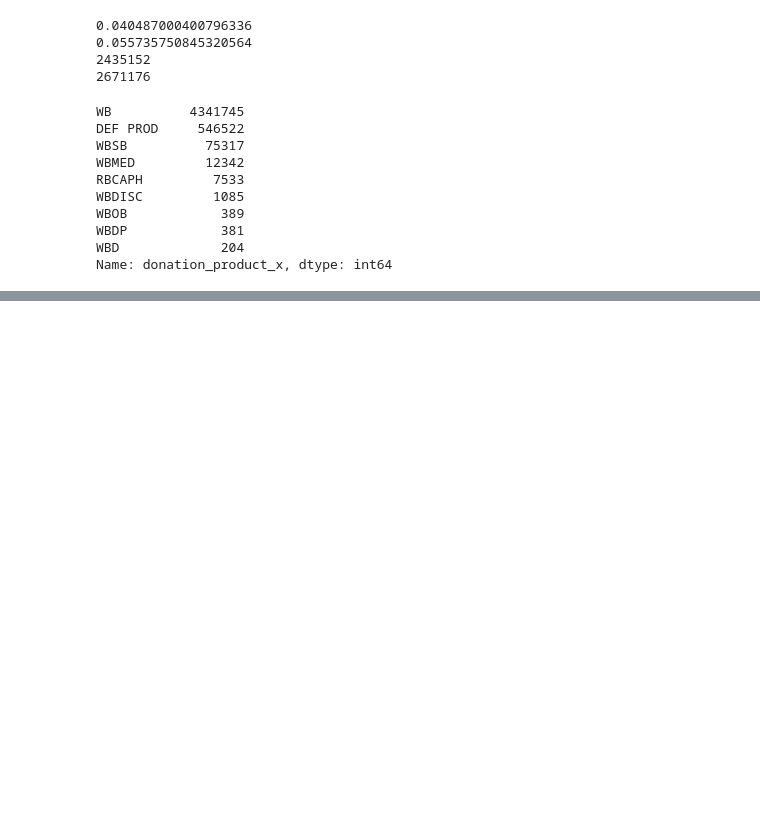
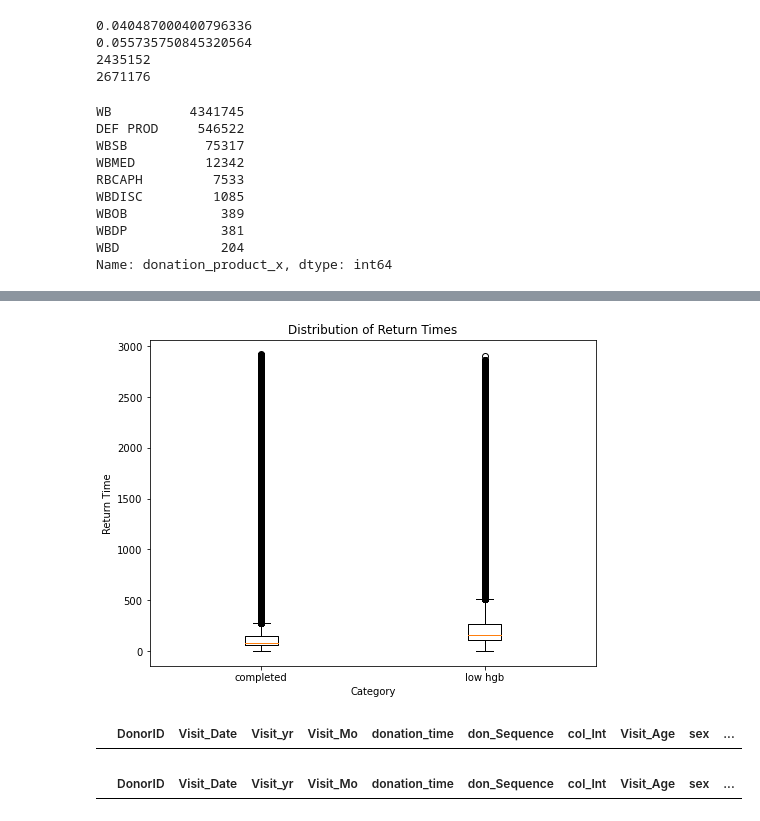
Before and after one commit to altonrus/donor-return-dynamics, a Jupyter notebook: 2_scripts/01_1_preprocessing (SANBS).ipynb, the cells around one changed output, grey strips where cells are left out. Cells and saved outputs as stored; diff of their text form; code cells hidden in the pictures; blank space fills up the shorter version.

```diff
--- a/2_scripts/01_1_preprocessing (SANBS).ipynb
+++ b/2_scripts/01_1_preprocessing (SANBS).ipynb
@@ -81,3 +77,7 @@ df['CENSORED']=np.where(df['DonorID'] == df['DonorID'].shift(-1), 1, 0)
 
 df['time_to_return']= np.where(df['CENSORED']==1, (df['Visit_Date'].shift(-1)-df['Visit_Date'])/np.timedelta64(1, 'D'), (dt.datetime(2022, 12, 31)-df["Visit_Date"])/np.timedelta64(1, 'D'))
 #df['time_to_return'].fillna((df['VISIT_DATE'].shift(-1)-df["VISIT_DATE"])/np.timedelta64(1, 'D'), inplace=True)
+
+#dfhgb=df.query("OUTCOME_TYPE == 'low hgb'")
+pd.set_option('display.max_columns', 48)
+df.head(50)
@@ -255,2 +331,32 @@ df['time_to_return'].isnull().sum()
+# %%
+# Create a boxplot
+plt.figure(figsize=(8, 6))
+plt.boxplot([df[df['OUTCOME_TYPE'] == 'completed']['time_to_return2'],
+             df[df['OUTCOME_TYPE'] == 'low hgb']['time_to_return2']],
+            labels=['completed', 'low hgb'])
+
+plt.xlabel('Category')
+plt.ylabel('Return Time')
+plt.title('Distribution of Return Times')
+plt.show()
+
+
+df_end=df.loc[df['time_to_return2'] <0]
+df_end.head()
+#print(len(df_end))
+# %% [output]
+[figure, added]
+|  | DonorID | Visit_Date | Visit_yr | Visit_Mo | donation_time | don_Sequence | col_Int | Visit_Age | sex | ... |
+# %%
+
+dfhgb=df_end.query("OUTCOME_TYPE == 'low hgb'")
+dfhgb.head(50)
+
+#df.drop(df[(df['time_to_return2'] < 1)].index, inplace=True)
+
+#df_end=dfhgb.loc[dfhgb['time_to_return2'] < -100]
+#print(len(df_end))
+# %% [output]
+|  | DonorID | Visit_Date | Visit_yr | Visit_Mo | donation_time | don_Sequence | col_Int | Visit_Age | sex | ... |
 # %%
 df.to_csv(("../1_data/private/preprocessed_data.csv"), index=False)
```
Also changed, not shown: parts of 8 cells of this notebook, 3 other files.
